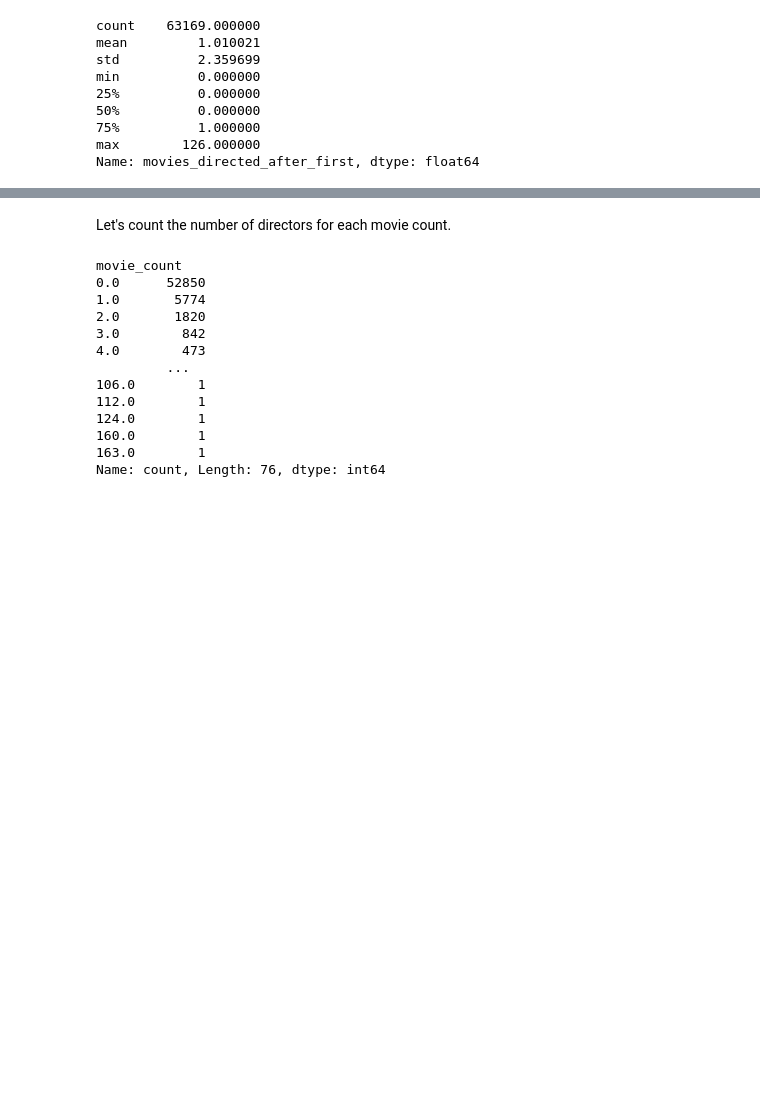
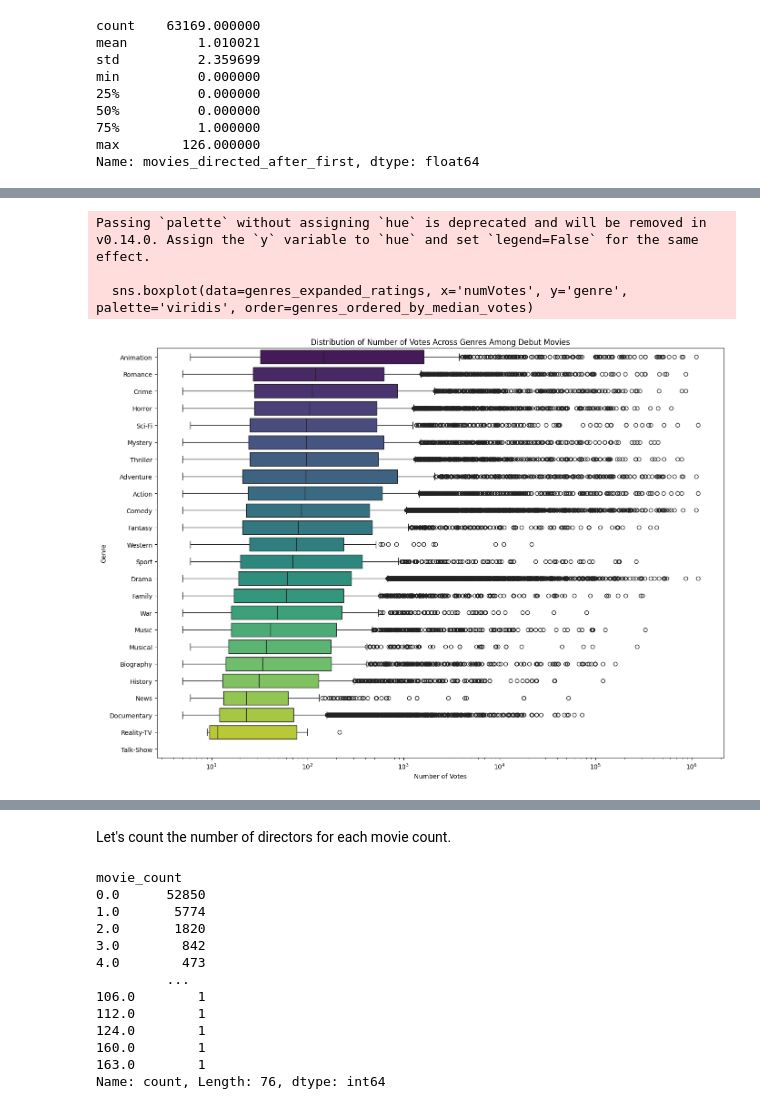
Before and after one commit to nhunguyen0901/SocialNetworks_CareerLongevity, a Jupyter notebook: Phase_1_Tracking_Movie_Directors_Career.ipynb, the cells around one changed output, grey strips where cells are left out. Saved outputs shown, nothing was run; the diff lists cells and outputs as text; code cells hidden in the pictures; blank space fills up the shorter version.

```diff
--- a/Phase_1_Tracking_Movie_Directors_Career.ipynb
+++ b/Phase_1_Tracking_Movie_Directors_Career.ipynb
@@ -620,0 +603,17 @@ Looks like the majority of directors did not direct another movie after their de
+# %%
+genres_ordered_by_median_votes = genres_expanded_ratings.groupby('genre')['numVotes'].median().sort_values(ascending=False).index
+
+# Now let's create the box plot for the number of votes by genre
+plt.figure(figsize=(14, 10))
+sns.boxplot(data=genres_expanded_ratings, x='numVotes', y='genre', palette='viridis', order=genres_ordered_by_median_votes)
+plt.title('Distribution of Number of Votes Across Genres Among Debut Movies')
+plt.xlabel('Number of Votes')
+plt.ylabel('Genre')
+plt.xscale('log')  # Use a logarithmic scale to better display the wide range of values
+plt.tight_layout()
+plt.show()
+# %% [output]
+Passing `palette` without assigning `hue` is deprecated and will be removed in v0.14.0. Assign the `y` variable to `hue` and set `legend=False` for the same effect.
+
+  sns.boxplot(data=genres_expanded_ratings, x='numVotes', y='genre', palette='viridis', order=genres_ordered_by_median_votes)
+[figure, added]
```
Also changed, not shown: parts of 46 cells of this notebook, 1 other file.
